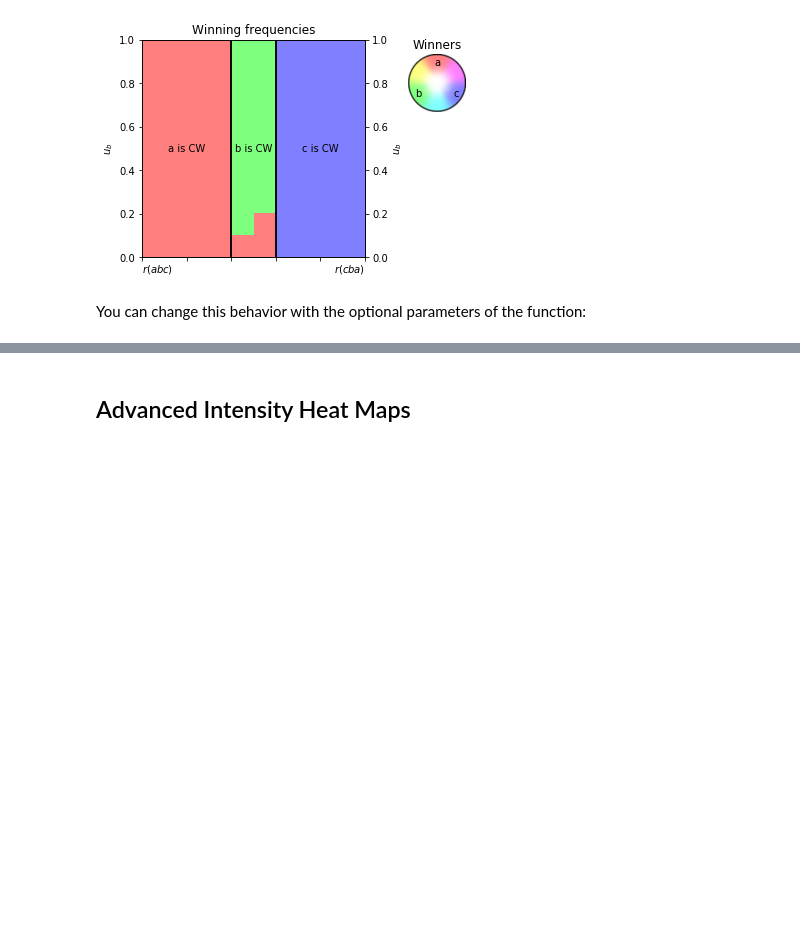
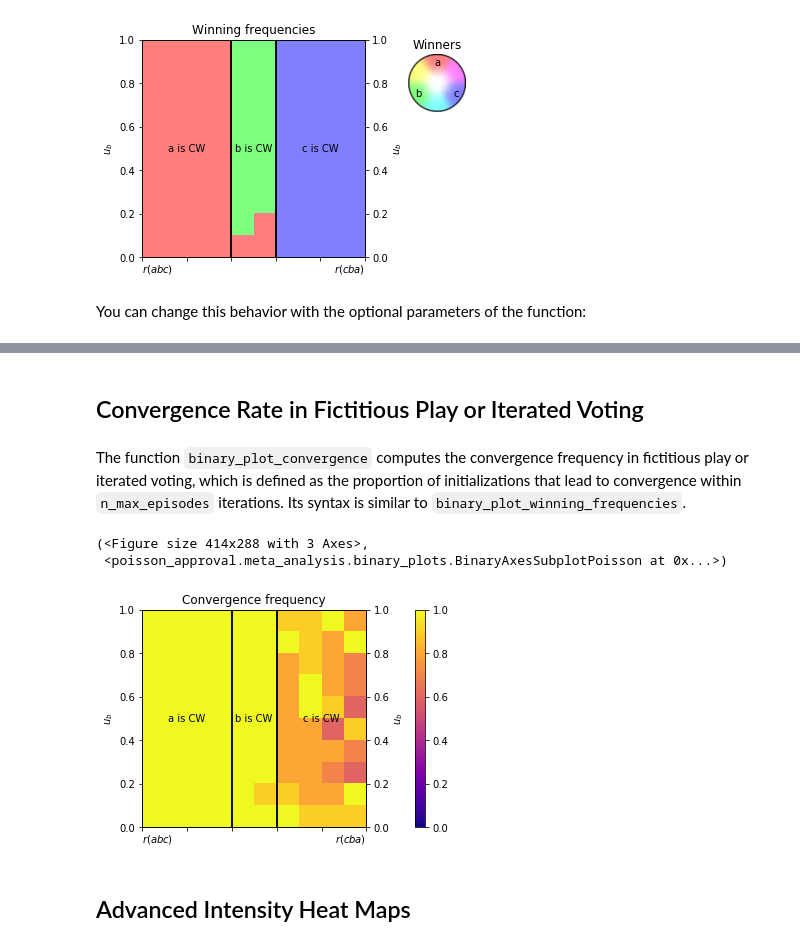
Before and after one commit to francois-durand/poisson_approval, a Jupyter notebook: docs/tutorials/tutorial_binary_plots.ipynb, the cells around one changed output, grey strips where cells are left out. Drawn from its saved outputs; the diff is of its cells as text; code cells hidden in the pictures; blank space fills up the shorter version.

Commit message:
Create ternary_plot_convergence and binary_plot_convergence

```diff
--- a/docs/tutorials/tutorial_binary_plots.ipynb
+++ b/docs/tutorials/tutorial_binary_plots.ipynb
@@ -128,3 +128,15 @@ pa.binary_plot_winning_frequencies(
+# %% [markdown]
+## Convergence Rate in Fictitious Play or Iterated Voting
+# %% [markdown]
+The function ``binary_plot_convergence`` computes the convergence frequency in fictitious play or iterated voting, which is defined as the proportion of initializations that lead to convergence within ``n_max_episodes`` iterations. Its syntax is similar to ``binary_plot_winning_frequencies``.
+# %%
+pa.binary_plot_convergence(xyy_to_profile,
+                           xscale=XSCALE, yscale=YSCALE,
+                           n_max_episodes=100, init='random_tau', samples_per_point=10)
+# %% [output]
+(<Figure size 414x288 with 3 Axes>,
+ <poisson_approval.meta_analysis.binary_plots.BinaryAxesSubplotPoisson at 0x...>)
+[figure, added]
 # %% [markdown]
 ## Advanced Intensity Heat Maps
 # %% [markdown]
```
Also changed, not shown: parts of 1 cell of this notebook, 7 other files.
